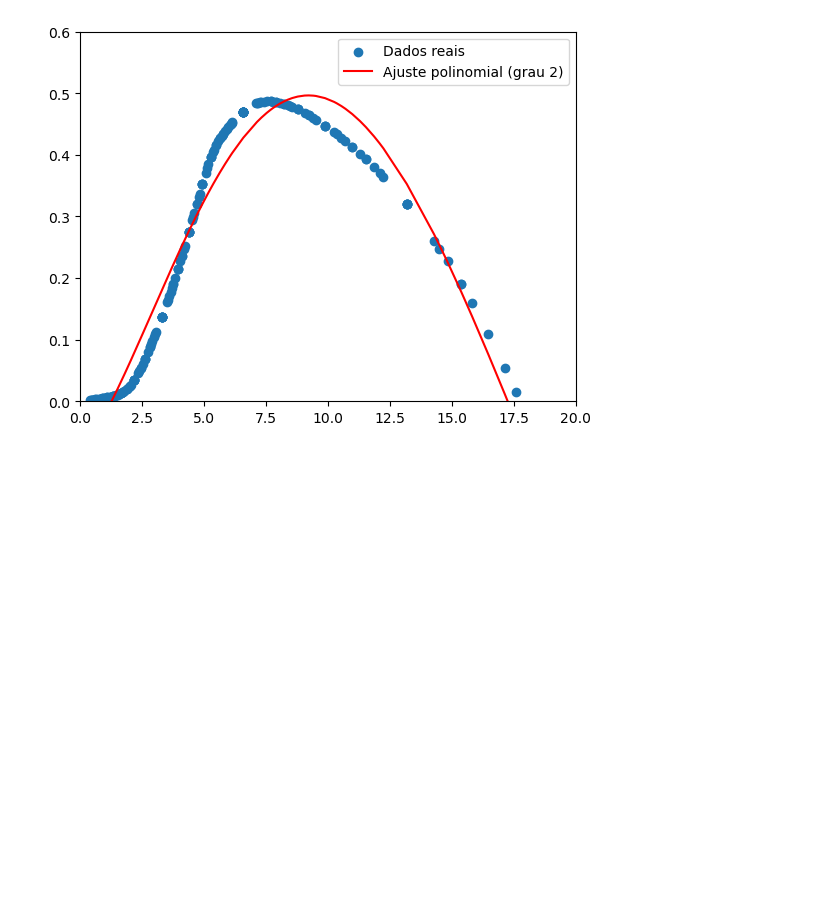
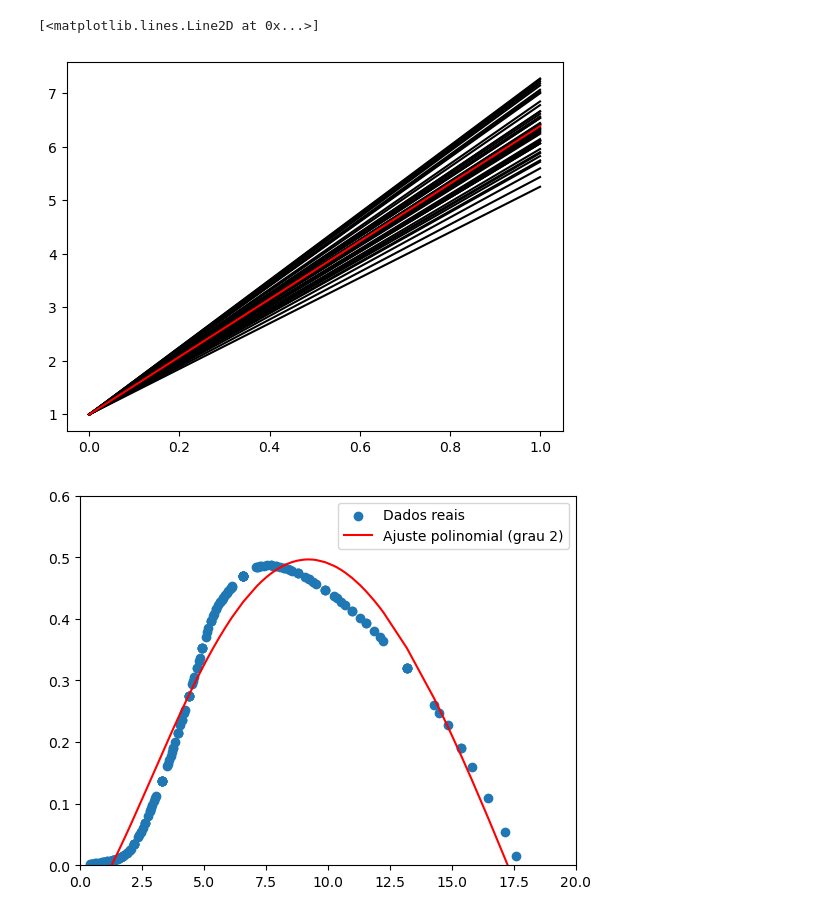
Before and after one commit to cduartes0203/ControleRobustoArtigo, a Jupyter notebook: Artigo_V1.ipynb, the cells around one changed output. Drawn from its saved outputs; the diff is of its cells as text; code cells hidden in the pictures; blank space fills up the shorter version.

```diff
--- a/Artigo_V1.ipynb
+++ b/Artigo_V1.ipynb
@@ -77,3 +87,11 @@ class beta_estimator:
+# %%
+beta.update()
+for i in range(len(beta.D_lin)):
+    plt.plot(beta.D_lin[i]+beta.D_exp[i], color='black')
+plt.plot(beta.D_M, color='red')
+# %% [output]
+[<matplotlib.lines.Line2D at 0x...>]
+[figure, added]
 # %%
 path = 'CpVersusTSR&Pitch_WT_Perf_V1.csv'
 df = pd.read_csv(path,header=None)
```
Also changed, not shown: parts of 7 cells of this notebook.
